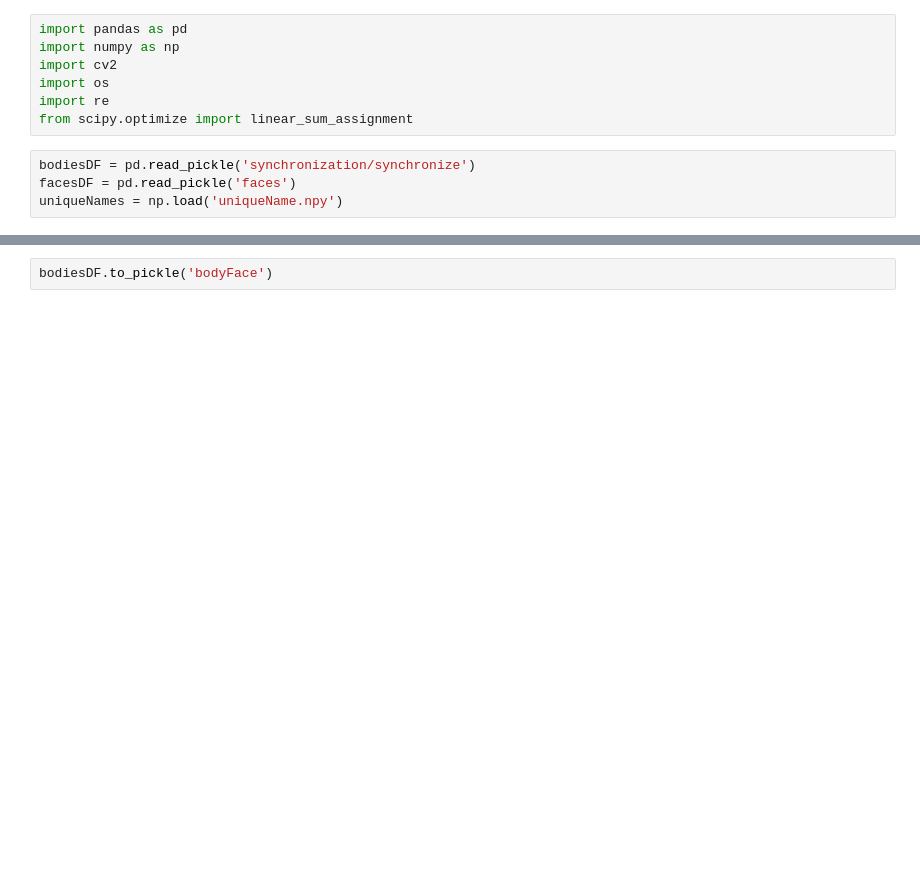
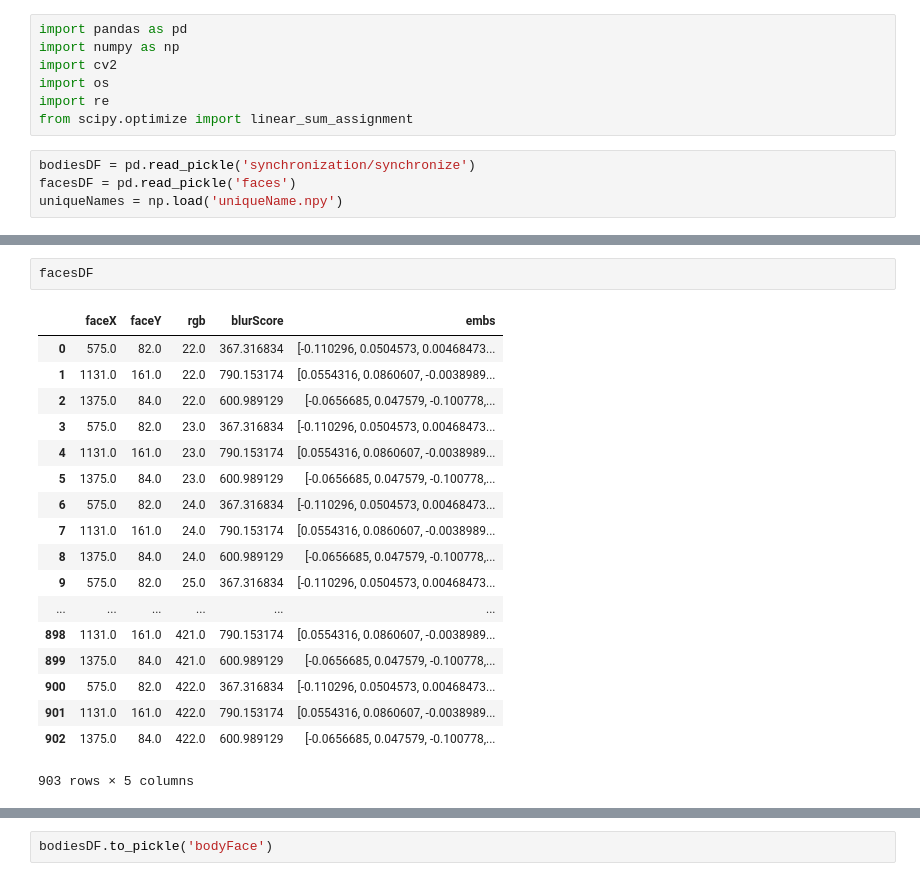
Before and after one commit to gbarrene/social_tracking, a Jupyter notebook: BodyFace.ipynb, the cells around one changed output, grey strips where cells are left out. Cells and saved outputs as stored; diff of their text form; blank space fills up the shorter version.

```diff
--- a/BodyFace.ipynb
+++ b/BodyFace.ipynb
@@ -37,2 +44,23 @@ bodiesDF
+# %%
+facesDF
+# %% [output]
+|  | faceX | faceY | rgb | blurScore | embs |
+| 0 | 575.0 | 82.0 | 22.0 | 367.316834 | [-0.110296, 0.0504573, 0.00468473... |
+| 1 | 1131.0 | 161.0 | 22.0 | 790.153174 | [0.0554316, 0.0860607, -0.0038989... |
+| 2 | 1375.0 | 84.0 | 22.0 | 600.989129 | [-0.0656685, 0.047579, -0.100778,... |
+| 3 | 575.0 | 82.0 | 23.0 | 367.316834 | [-0.110296, 0.0504573, 0.00468473... |
+| 4 | 1131.0 | 161.0 | 23.0 | 790.153174 | [0.0554316, 0.0860607, -0.0038989... |
+| 5 | 1375.0 | 84.0 | 23.0 | 600.989129 | [-0.0656685, 0.047579, -0.100778,... |
+| 6 | 575.0 | 82.0 | 24.0 | 367.316834 | [-0.110296, 0.0504573, 0.00468473... |
+| 7 | 1131.0 | 161.0 | 24.0 | 790.153174 | [0.0554316, 0.0860607, -0.0038989... |
+| 8 | 1375.0 | 84.0 | 24.0 | 600.989129 | [-0.0656685, 0.047579, -0.100778,... |
+| 9 | 575.0 | 82.0 | 25.0 | 367.316834 | [-0.110296, 0.0504573, 0.00468473... |
+| ... | ... | ... | ... | ... | ... |
+| 898 | 1131.0 | 161.0 | 421.0 | 790.153174 | [0.0554316, 0.0860607, -0.0038989... |
+| 899 | 1375.0 | 84.0 | 421.0 | 600.989129 | [-0.0656685, 0.047579, -0.100778,... |
+| 900 | 575.0 | 82.0 | 422.0 | 367.316834 | [-0.110296, 0.0504573, 0.00468473... |
+| 901 | 1131.0 | 161.0 | 422.0 | 790.153174 | [0.0554316, 0.0860607, -0.0038989... |
+| 902 | 1375.0 | 84.0 | 422.0 | 600.989129 | [-0.0656685, 0.047579, -0.100778,... |
+903 rows × 5 columns
 # %%
 for seq in bodiesDF.rgbSeq.unique():
```
Also changed, not shown: parts of 10 cells of this notebook.
